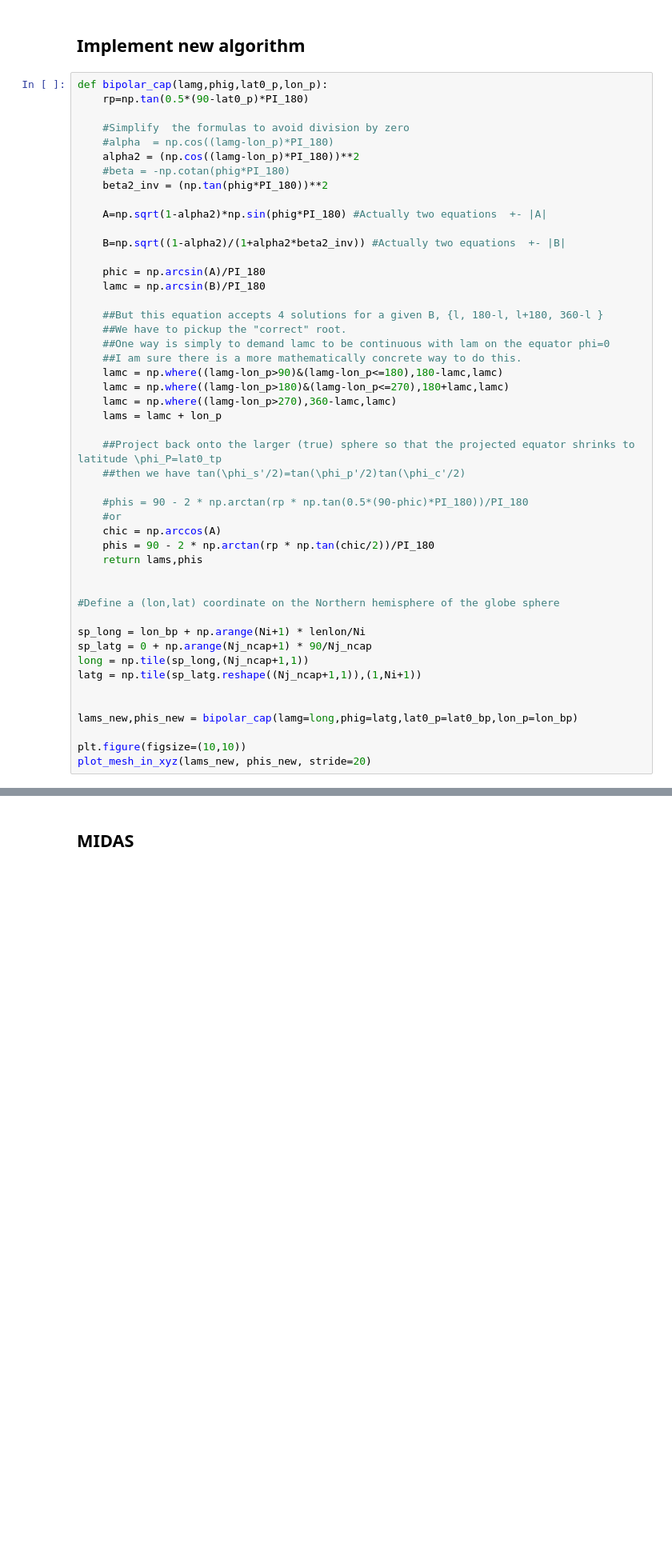
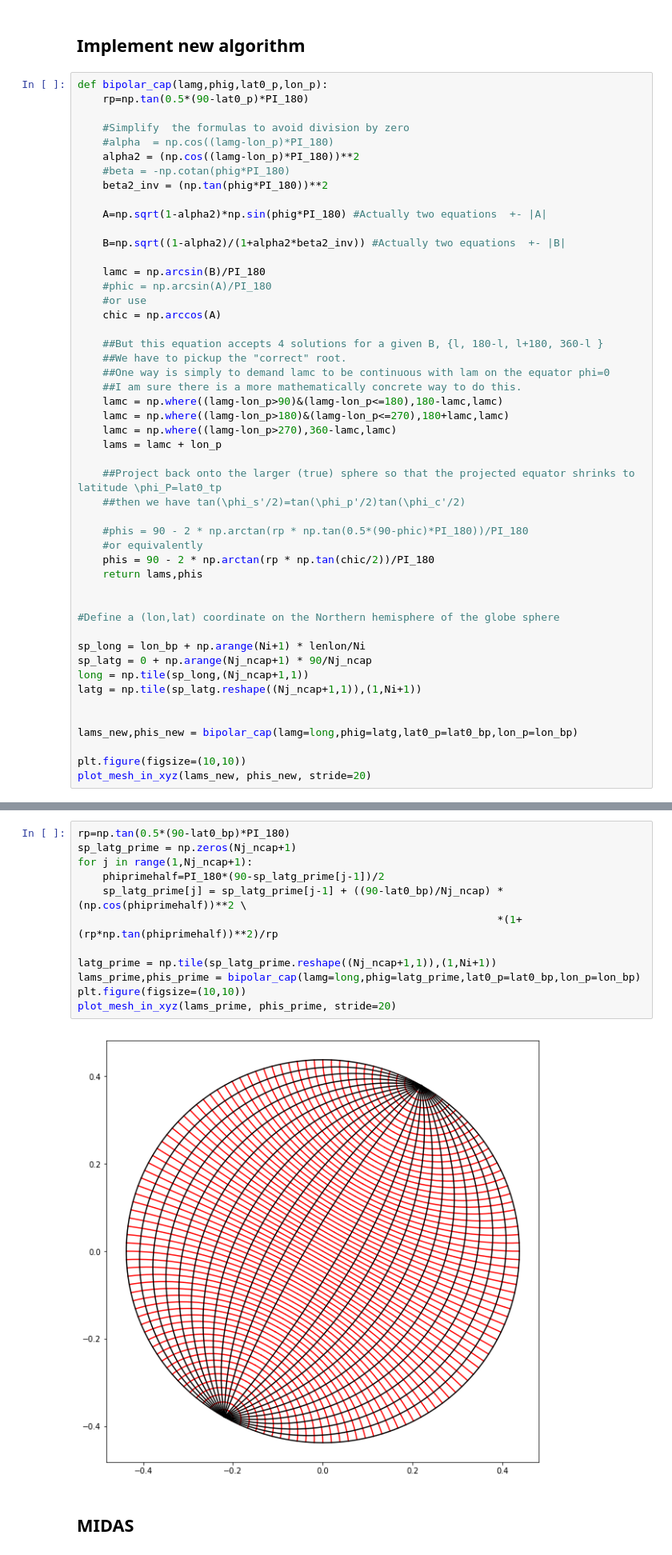
Before and after one commit to nikizadehgfdl/grid_generation, a Jupyter notebook: jupyter_northern_bipole_cap_grid.ipynb, the cells around one changed output, grey strips where cells are left out. Shown at 80% size. Cells and saved outputs as stored; diff of their text form; blank space fills up the shorter version.

```diff
--- a/jupyter_northern_bipole_cap_grid.ipynb
+++ b/jupyter_northern_bipole_cap_grid.ipynb
@@ -274,8 +303,10 @@ def bipolar_cap(lamg,phig,lat0_p,lon_p):
 
     B=np.sqrt((1-alpha2)/(1+alpha2*beta2_inv)) #Actually two equations  +- |B|
 
-    phic = np.arcsin(A)/PI_180
     lamc = np.arcsin(B)/PI_180
+    #phic = np.arcsin(A)/PI_180
+    #or use
+    chic = np.arccos(A)
 
     ##But this equation accepts 4 solutions for a given B, {l, 180-l, l+180, 360-l }
     ##We have to pickup the "correct" root.
@@ -290,8 +321,7 @@ def bipolar_cap(lamg,phig,lat0_p,lon_p):
     ##then we have tan(\phi_s'/2)=tan(\phi_p'/2)tan(\phi_c'/2)
 
     #phis = 90 - 2 * np.arctan(rp * np.tan(0.5*(90-phic)*PI_180))/PI_180
-    #or
-    chic = np.arccos(A)
+    #or equivalently
     phis = 90 - 2 * np.arctan(rp * np.tan(chic/2))/PI_180
     return lams,phis
 
@@ -313,3 +345,17 @@ plot_mesh_in_xyz(lams_new, phis_new, stride=20)
+# %%
+rp=np.tan(0.5*(90-lat0_bp)*PI_180)
+sp_latg_prime = np.zeros(Nj_ncap+1)
+for j in range(1,Nj_ncap+1):
+    phiprimehalf=PI_180*(90-sp_latg_prime[j-1])/2
+    sp_latg_prime[j] = sp_latg_prime[j-1] + ((90-lat0_bp)/Nj_ncap) *(np.cos(phiprimehalf))**2 \
+                                                                   *(1+(rp*np.tan(phiprimehalf))**2)/rp
+
+latg_prime = np.tile(sp_latg_prime.reshape((Nj_ncap+1,1)),(1,Ni+1))
+lams_prime,phis_prime = bipolar_cap(lamg=long,phig=latg_prime,lat0_p=lat0_bp,lon_p=lon_bp)
+plt.figure(figsize=(10,10))
+plot_mesh_in_xyz(lams_prime, phis_prime, stride=20)
+# %% [output]
+[figure, added]
 # %% [markdown]
 ## MIDAS
 # %% [markdown]
```
Also changed, not shown: parts of 6 cells of this notebook.
